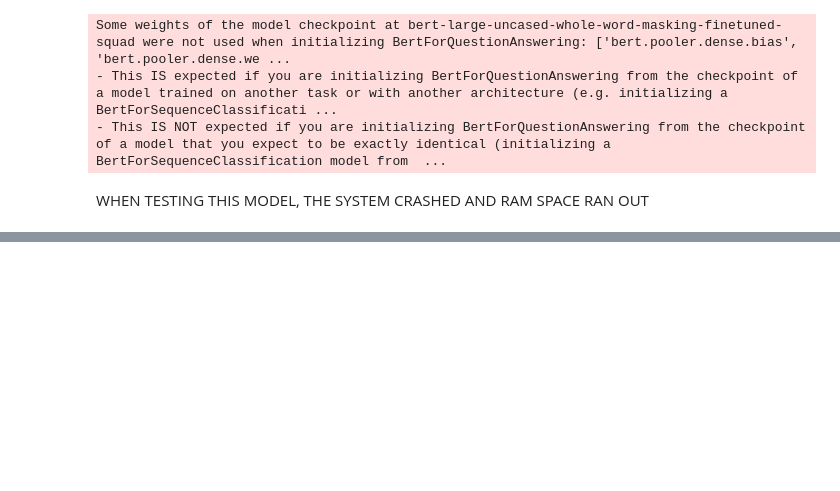
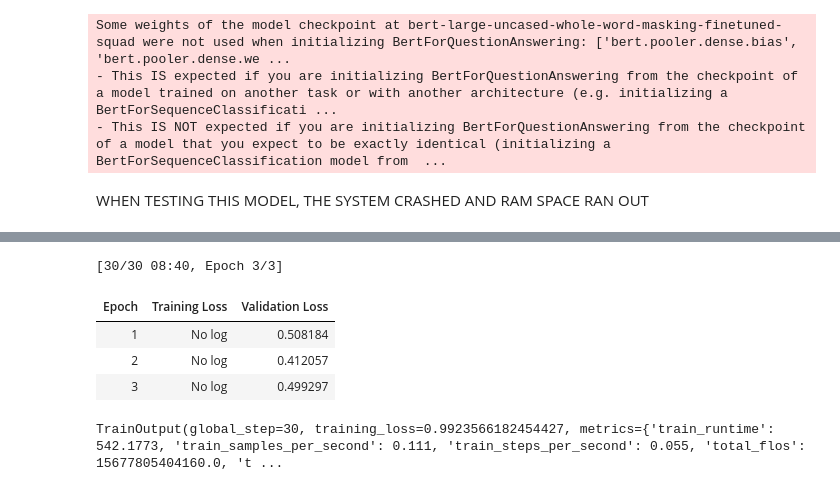
Before and after one commit to AmirKage/TDS-GroupProject24-25, a Jupyter notebook: Testing_01.ipynb, the cells around one changed output, grey strips where cells are left out. Saved outputs shown, nothing was run; the diff lists cells and outputs as text; code cells hidden in the pictures; blank space fills up the shorter version.

```diff
--- a/Testing_01.ipynb
+++ b/Testing_01.ipynb
@@ -378,0 +613,20 @@ print(f"F1 Score: {results['f1']:.2f}")
+# %%
+# Step 7: Train Model
+# Apply tokenization to the dataset
+tokenized_datasets = dataset.map(tokenize_fn, batched=True)
+
+trainer = Trainer(
+    model=model,
+    args=training_args,
+    train_dataset=tokenized_datasets["train"], # Use tokenized dataset
+    eval_dataset=tokenized_datasets["test"]    # Use tokenized dataset
+)
+
+trainer.train()
+# %% [output]
+[30/30 08:40, Epoch 3/3]
+| Epoch | Training Loss | Validation Loss |
+| 1 | No log | 0.508184 |
+| 2 | No log | 0.412057 |
+| 3 | No log | 0.499297 |
+TrainOutput(global_step=30, training_loss=0.9923566182454427, metrics={'train_runtime': 542.1773, 'train_samples_per_second': 0.111, 'train_steps_per_second': 0.055, 'total_flos': 15677805404160.0, 't ...
```
Also changed, not shown: parts of 12 cells of this notebook.
